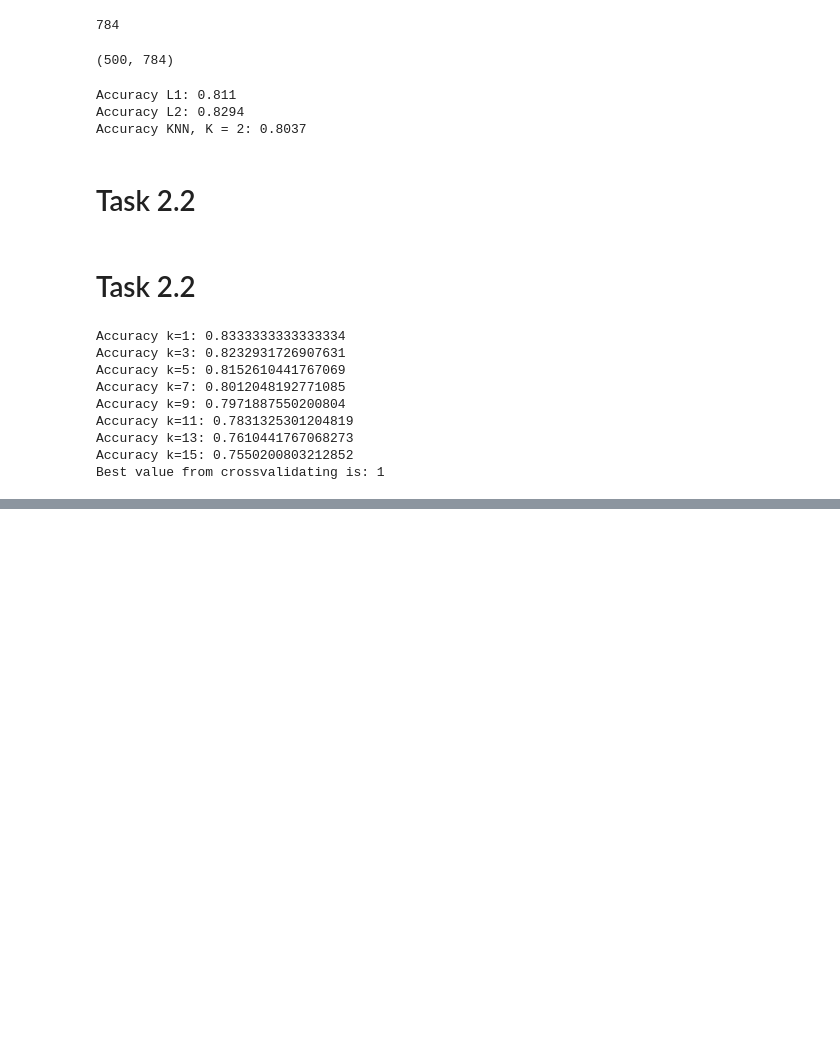
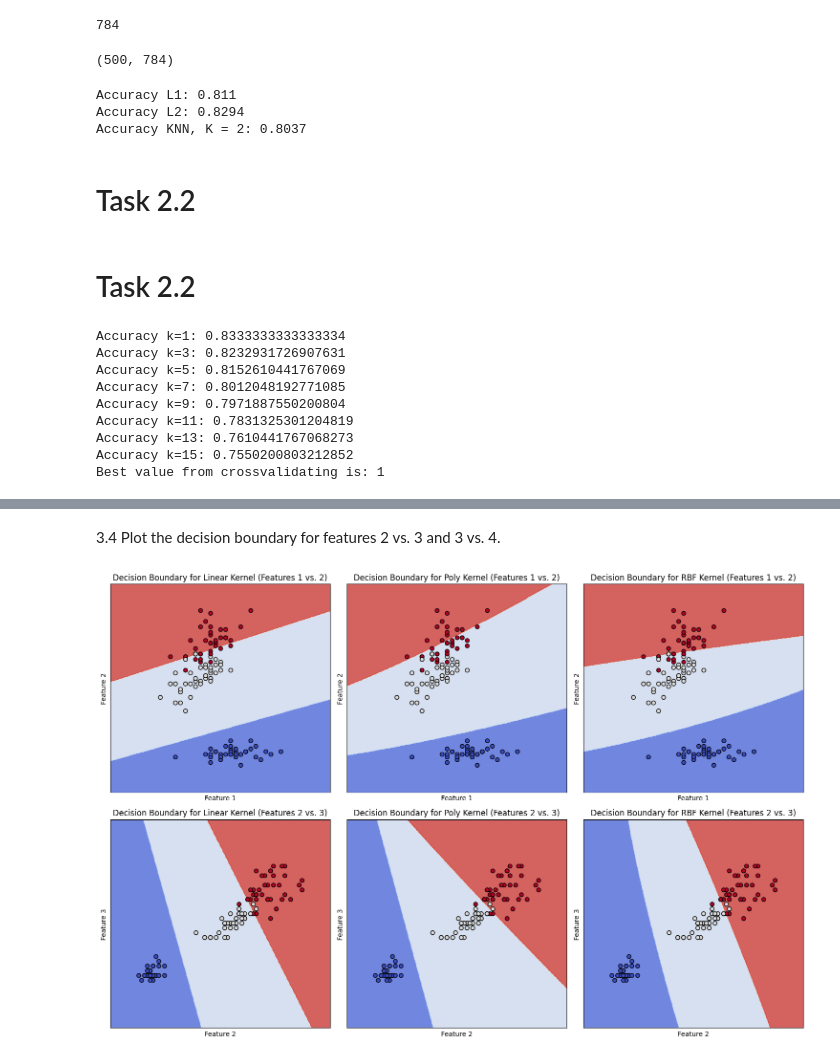
Before and after one commit to jacomoelLTU/d7041e_lab1_JMEW, a Jupyter notebook: lab1/D7041E_code_for_lab1.ipynb, the cells around one changed output, grey strips where cells are left out. Drawn from its saved outputs; the diff is of its cells as text; code cells hidden in the pictures; blank space fills up the shorter version.

```diff
--- a/lab1/D7041E_code_for_lab1.ipynb
+++ b/lab1/D7041E_code_for_lab1.ipynb
@@ -385,0 +534,58 @@ Best value from crossvalidating is: 1
+# %% [markdown]
+3.4 Plot the decision boundary for features 2 vs. 3 and 3 vs. 4.
+# %%
+import numpy as np
+import matplotlib.pyplot as plt
+from sklearn import svm
+
+def plot_svm_decision_boundary(model, X, y, ax=None):
+    # Create a mesh grid for the feature space
+    h = 0.02  # step size in the mesh
+    x_min, x_max = X[:, feature_indices[0]].min() - 1, X[:, feature_indices[0]].max() + 1
+    y_min, y_max = X[:, feature_indices[1]].min() - 1, X[:, feature_indices[1]].max() + 1
+    xx, yy = np.meshgrid(np.arange(x_min, x_max, h), np.arange(y_min, y_max, h))
+
+    # Prepare the input data: set non-plotted features to their mean values
+    filler_values = np.nanmean(X, axis=0)
+    data = np.full((xx.size, X.shape[1]), filler_values)
+    for i in range(X.shape[1]):
+        if i not in feature_indices:
+            data[:, i] = filler_values[i]
+
+    # Predict for each point in the mesh grid
+    Z = model.decision_function(data)
+    Z = Z.reshape(xx.shape)
+
+    # Plot the decision boundary
+    if ax is None:
+        ax = plt.gca()
+
+    ax.contourf(xx, yy, Z, cmap=plt.cm.coolwarm, alpha=0.8)
+    ax.scatter(X[:, feature_indices[0]], X[:, feature_indices[1]], c=y, cmap=plt.cm.coolwarm, edgecolors='k')
+    ax.scatter(X[model.support_, feature_indices[0]], X[model.support_, feature_indices[1]],
+               s=80, facecolors="none", zorder=10, edgecolors="k", label='Support Vectors')
+    ax.set_xlabel(f'Feature {feature_indices[0]}')
+    ax.set_ylabel(f'Feature {feature_indices[1]}')
+    ax.set_xlim(xx.min(), xx.max())
+    ax.set_ylim(yy.min(), yy.max())
+    ax.set_xticks(())
+    ax.set_yticks(())
+    ax.legend()
+
+# List of trained classifiers
+classifiers = [linear_1vRest, poly_1vRest, rbf_1vRest]
+kernel_names = ["Linear", "Poly", "RBF"]
+feature_pairs = [ [1, 2], [2, 3] ]
+
+plt.figure(figsize=(15, 10))
+
+for j, features in enumerate(feature_pairs):
+    for i, (clf, kernel) in enumerate(zip(classifiers, kernel_names)):
+        plt.subplot(2, 3, i + 1 + j * 3)
+        plot_decision_boundary(clf, X_train, features)
+        plt.title(f"Decision Boundary for {kernel} Kernel (Features {features[0]} vs. {features[1]})")
+
+plt.tight_layout()
+plt.show()
+# %% [output]
+[figure, added]
```
Also changed, not shown: parts of 9 cells of this notebook.
